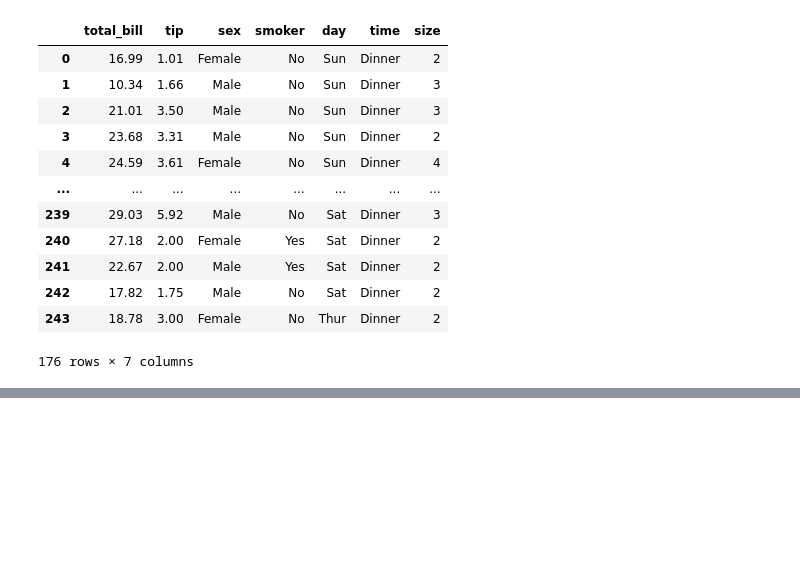
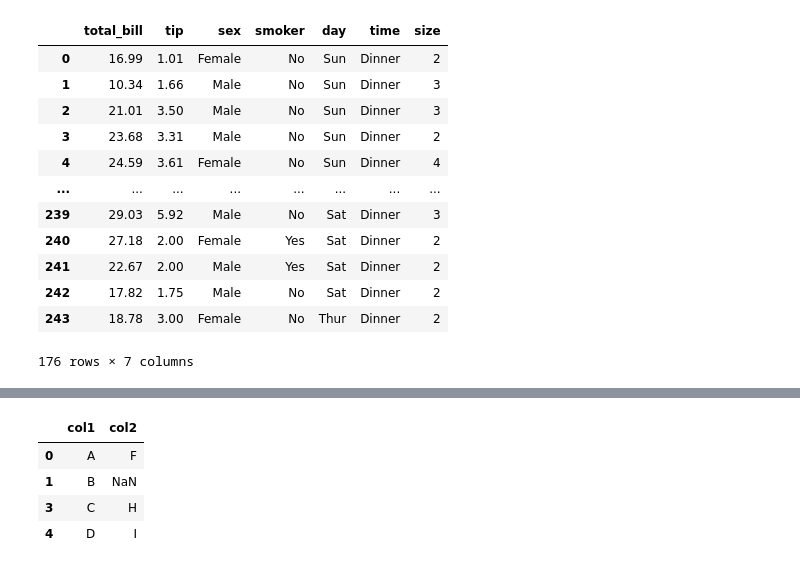
Before and after one commit to stevenkhwun/P4DS, a Jupyter notebook: SQL_in_Python.ipynb, the cells around one changed output, grey strips where cells are left out. Cells and saved outputs as stored; diff of their text form; code cells hidden in the pictures; blank space fills up the shorter version.

```diff
--- a/SQL_in_Python.ipynb
+++ b/SQL_in_Python.ipynb
@@ -172,0 +266,8 @@ tips[is_dinner]
+# %%
+frame[frame["col1"].notna()]
+# %% [output]
+|  | col1 | col2 |
+| 0 | A | F |
+| 1 | B | NaN |
+| 3 | C | H |
+| 4 | D | I |
```
Also changed, not shown: parts of 9 cells of this notebook.
